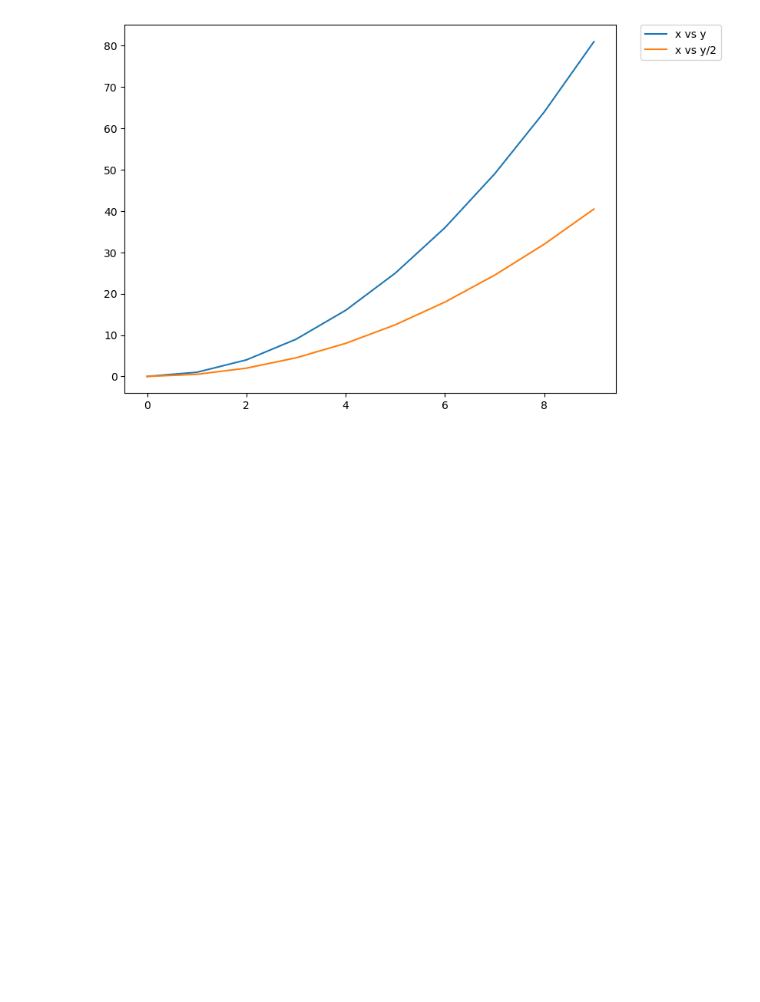
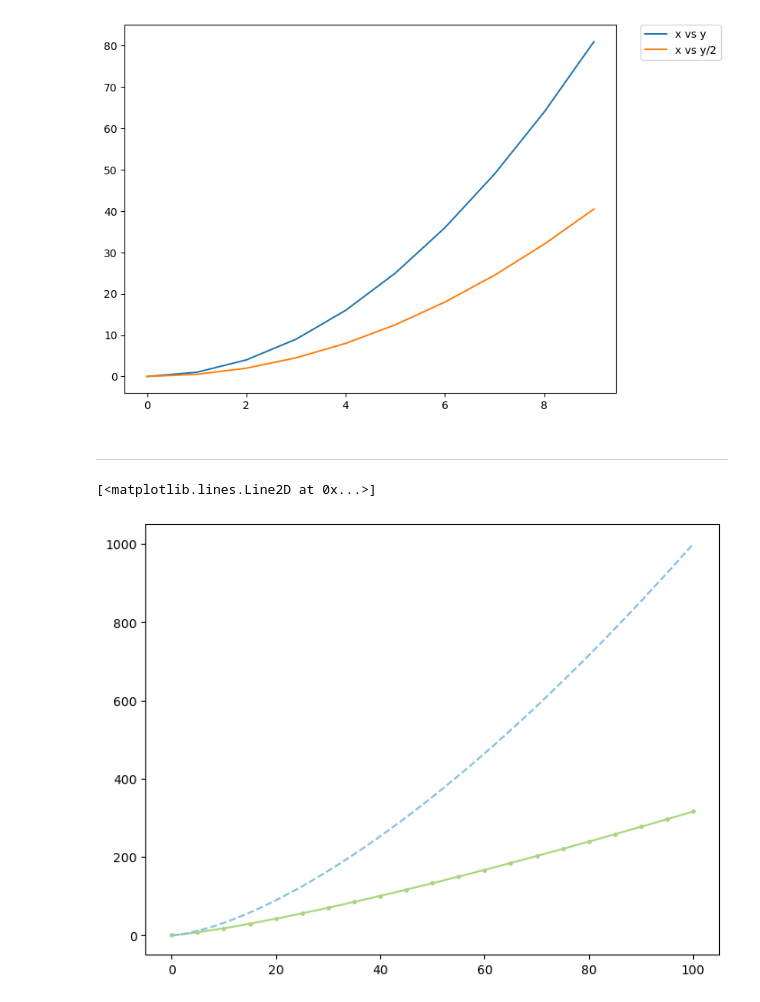
Before and after one commit to OzgenOzan/pythonEdML, a Jupyter notebook: 04-Matplotlib/Fourth Course.ipynb, the cells around one changed output. Saved outputs shown, nothing was run; the diff lists cells and outputs as text; code cells hidden in the pictures; blank space fills up the shorter version.

```diff
--- a/04-Matplotlib/Fourth Course.ipynb
+++ b/04-Matplotlib/Fourth Course.ipynb
@@ -86,3 +86,18 @@ axes.legend(loc=(1.05, 0.905))
 # %% [output]
 <matplotlib.legend.Legend at 0x...>
 [figure]
+# %% [markdown]
+---
+# %%
+x = np.linspace(0, 100, 101)
+# %%
+fig = plt.figure()
+
+ax = fig.add_axes([0, 0, 1, 1])
+
+ax.plot(x, x**(5/4), color="#a9d67c", marker=".", markersize=5, markevery=5);
+
+ax.plot(x, x**(3/2), color="#84bfe0", linestyle="dashed")
+# %% [output]
+[<matplotlib.lines.Line2D at 0x...>]
+[figure, added]
```
